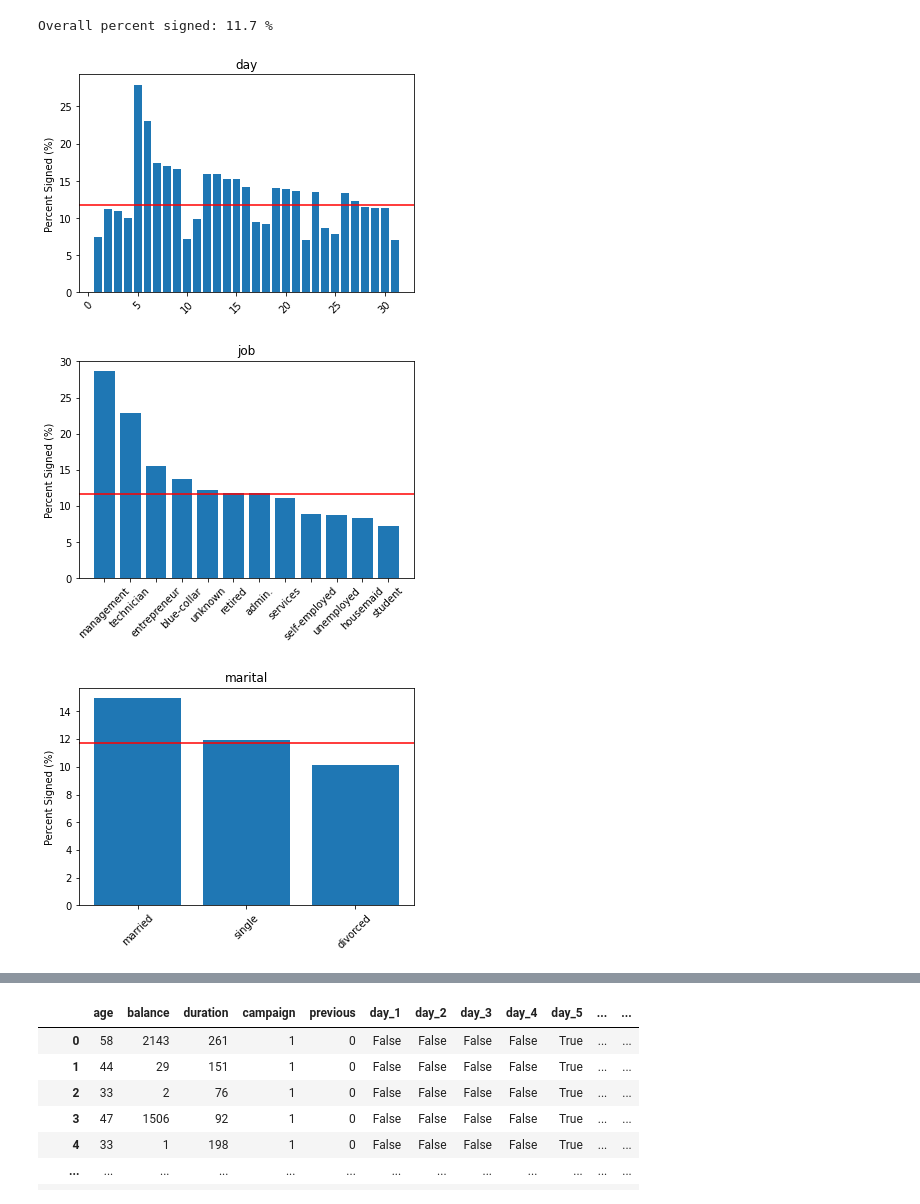
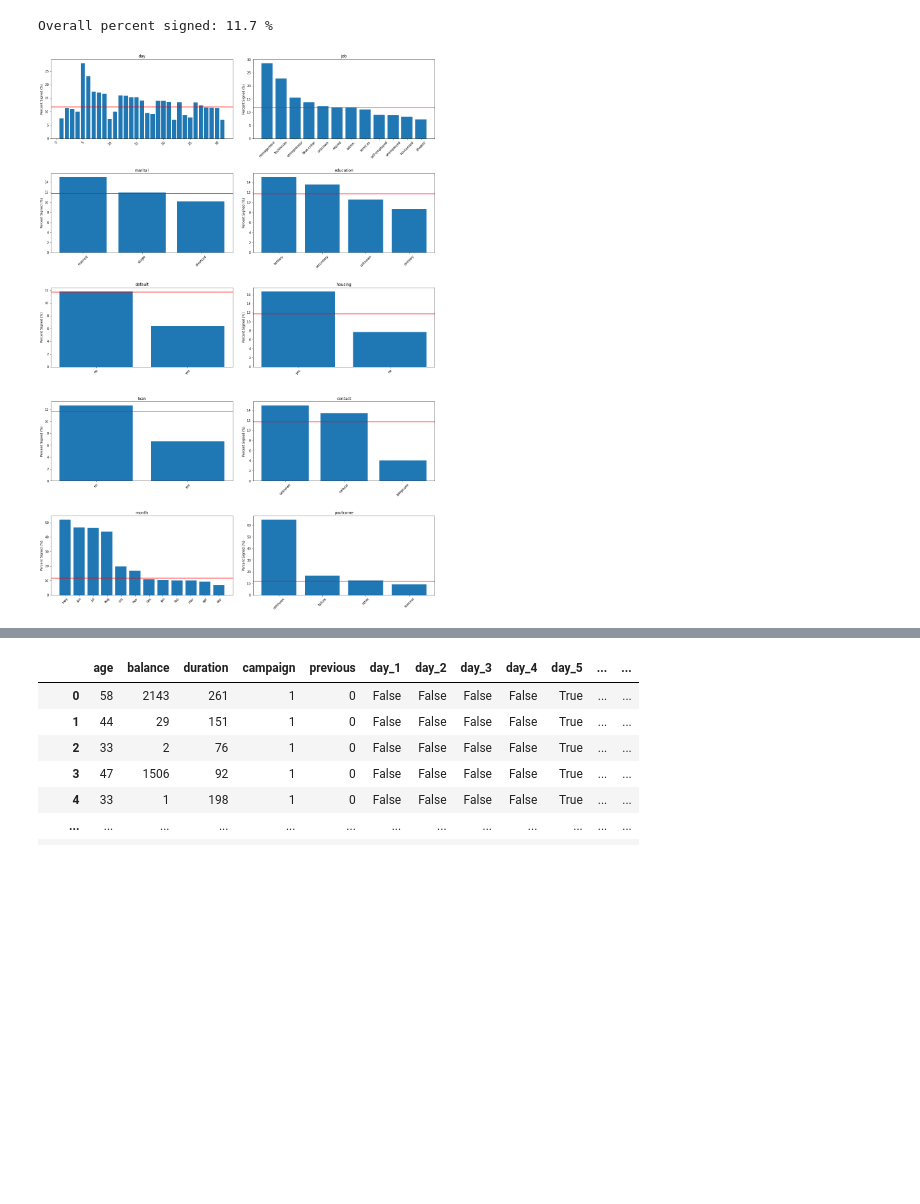
Before and after one commit to MattLeRoi/modeling_banking_customers, a Jupyter notebook: index - backup 11-5-25.ipynb, the cells around one changed output, grey strips where cells are left out. Saved outputs shown, nothing was run; the diff lists cells and outputs as text; code cells hidden in the pictures; blank space fills up the shorter version.

```diff
--- a/index - backup 11-5-25.ipynb
+++ b/index - backup 11-5-25.ipynb
@@ -120,24 +112,21 @@ Overall percent signed: 11.7 %
 # %%
 # create bar chart with category and % yes for each column
 # needs to be binned for continuous
 
 categorical_features = ['day','job','marital','education','default','housing','loan','contact','month','poutcome']
 temp_y = []
-# percentages = pd.DataFrame(columns = categorical_features)
+i=1
+fig, axes = plt.subplots(5,2, figsize=(18,25))
 for cat in categorical_features:
     temp_x = df[cat].unique()
-#     for uniq in temp_x:
-#         temp_y.append(
-
-#         )
     temp_y = df.groupby(cat)['y'].apply(lambda x: (x == 'yes').mean() * 100).sort_values(ascending=False)
-    plt.figure()
+    plt.subplot(5,2,i)
     plt.bar(temp_x, temp_y)
     plt.title(cat)
     plt.xticks(rotation=45)
     plt.ylabel('Percent Signed (%)')
-    plt.axhline(y=11.7, color='r');
+    plt.axhline(y=11.7, color='r')
+    plt.tight_layout(pad=3.0);
+    i+=1
 # %% [output]
-[figure, old version]
+[figure, new version]
-[figure, removed]
-[figure, removed]
```
Also changed, not shown: parts of 28 cells of this notebook, 26 other files.
